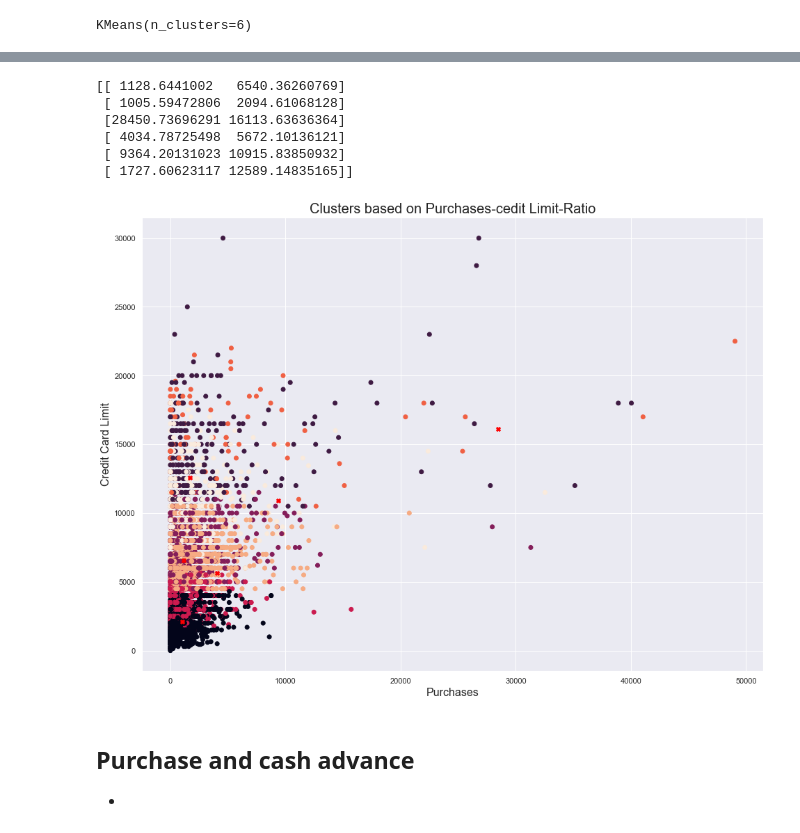
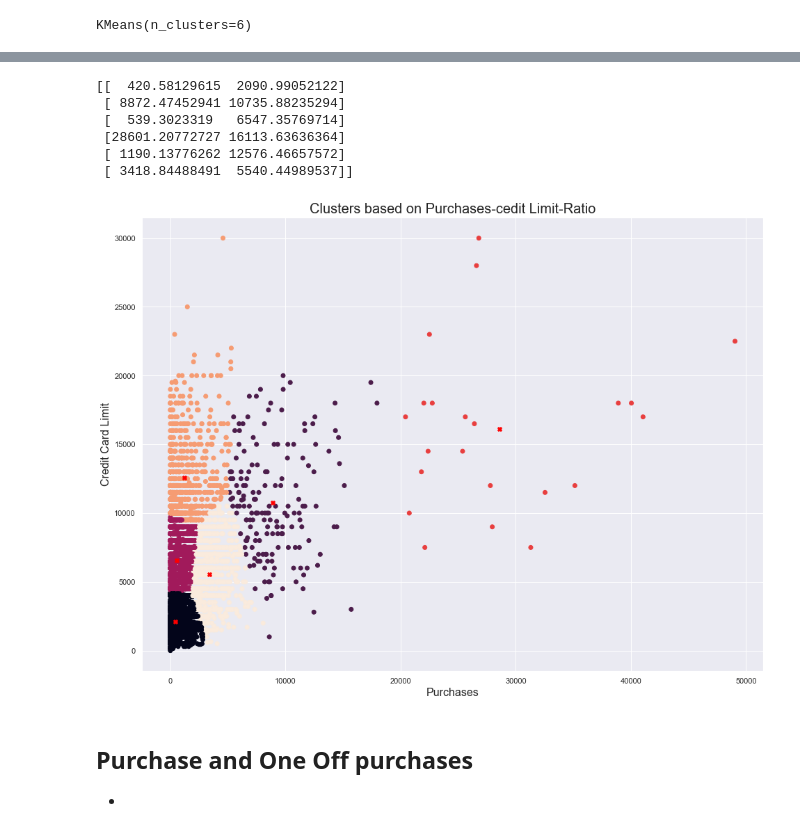
Before and after one commit to Jruz9/customer-targeting-using-cerdit-card-data, a Jupyter notebook: customerTargetingUsingCreditCardData.ipynb, the cells around one changed output, grey strips where cells are left out. Cells and saved outputs as stored; diff of their text form; code cells hidden in the pictures.

```diff
--- a/customerTargetingUsingCreditCardData.ipynb
+++ b/customerTargetingUsingCreditCardData.ipynb
@@ -248,27 +248,27 @@ print(purchaseAndCreditCardLimitLabels)
 # centers
 
 purchaseAndCreditCardLimitCenter = purchaseAndCreditCardLimitModel.cluster_centers_
-purchaseAndCreditCardLimitCenters_Transformed = scaler.inverse_transform(purchaseAndCreditCardLimitCenter)
-print(scaler.inverse_transform(purchaseAndCreditCardLimitCenter))
+purchaseAndCreditCardLimitCenters_Transformed = purchaseAndCreditCardLimitScaler.inverse_transform(purchaseAndCreditCardLimitCenter)
+print(purchaseAndCreditCardLimitScaler.inverse_transform(purchaseAndCreditCardLimitCenter))
 # %% [output]
-[[ 1128.6441002   6540.36260769]
- [ 1005.59472806  2094.61068128]
- [28450.73696291 16113.63636364]
- [ 4034.78725498  5672.10136121]
- [ 9364.20131023 10915.83850932]
- [ 1727.60623117 12589.14835165]]
+[[  420.58129615  2090.99052122]
+ [ 8872.47452941 10735.88235294]
+ [  539.3023319   6547.35769714]
+ [28601.20772727 16113.63636364]
+ [ 1190.13776262 12576.46657572]
+ [ 3418.84488491  5540.44989537]]
 # %%
 plt.figure(figsize = (16, 12))
 plt.title("Clusters based on Purchases-cedit Limit-Ratio", fontsize = 20)
-plt.scatter(secondDataset["PURCHASES"], secondDataset["CREDIT_LIMIT"], c = labels)
+plt.scatter(secondDataset["PURCHASES"], secondDataset["CREDIT_LIMIT"], c = purchaseAndCreditCardLimitLabels)
 plt.scatter(purchaseAndCreditCardLimitCenters_Transformed[:, 0], purchaseAndCreditCardLimitCenters_Transformed[:, 1], c = "red", marker = "X")
 plt.xlabel("Purchases", fontsize = 16)
 plt.ylabel("Credit Card Limit", fontsize = 16)
 plt.show()
 # %% [output]
-[figure, old version]
+[figure, new version]
 # %% [markdown]
-## Purchase and cash advance
+## Purchase and One Off purchases
 -
 # %%
 # purchase and cash advance  dataset:
```
Also changed, not shown: parts of 9 cells of this notebook.
